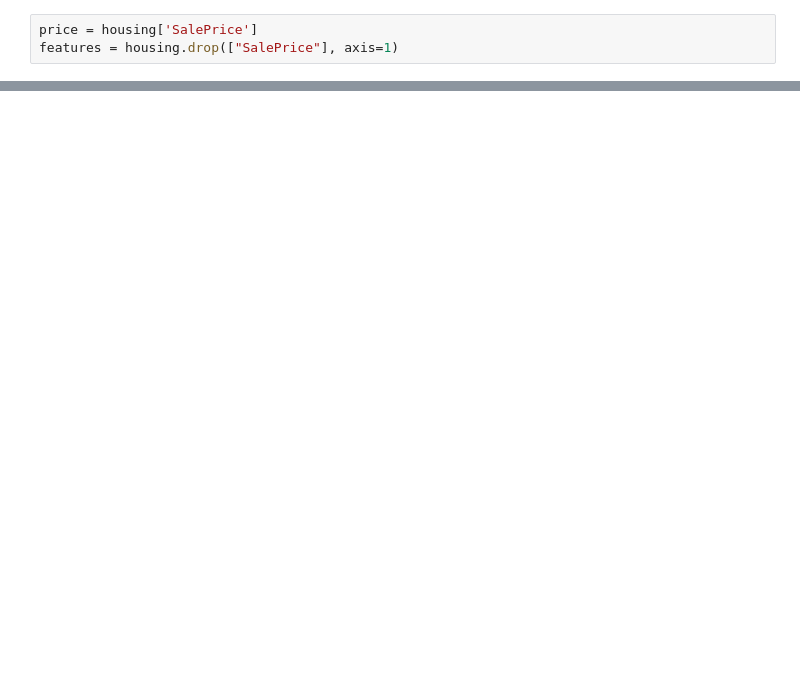
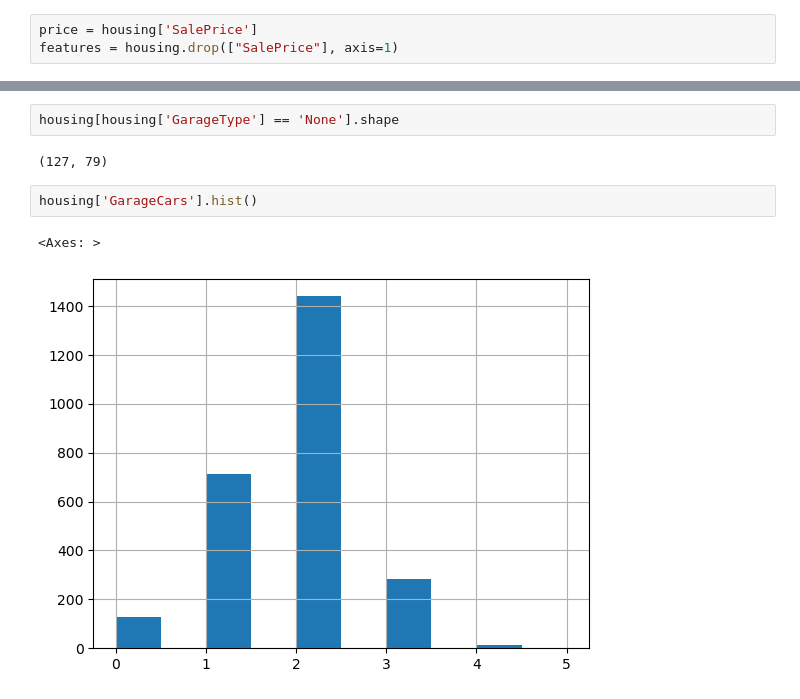
Before and after one commit to ersdanforth/ames_housing, a Jupyter notebook: EDA.ipynb, the cells around one changed output, grey strips where cells are left out. Drawn from its saved outputs; the diff is of its cells as text; blank space fills up the shorter version.

```diff
--- a/EDA.ipynb
+++ b/EDA.ipynb
@@ -578,0 +219,9 @@ features with coefficients shrank to zero: 9
+# %%
+housing[housing['GarageType'] == 'None'].shape
+# %% [output]
+(127, 79)
+# %%
+housing['GarageCars'].hist()
+# %% [output]
+<Axes: >
+[figure, added]
```
Also changed, not shown: parts of 107 cells of this notebook, 3 other files.
